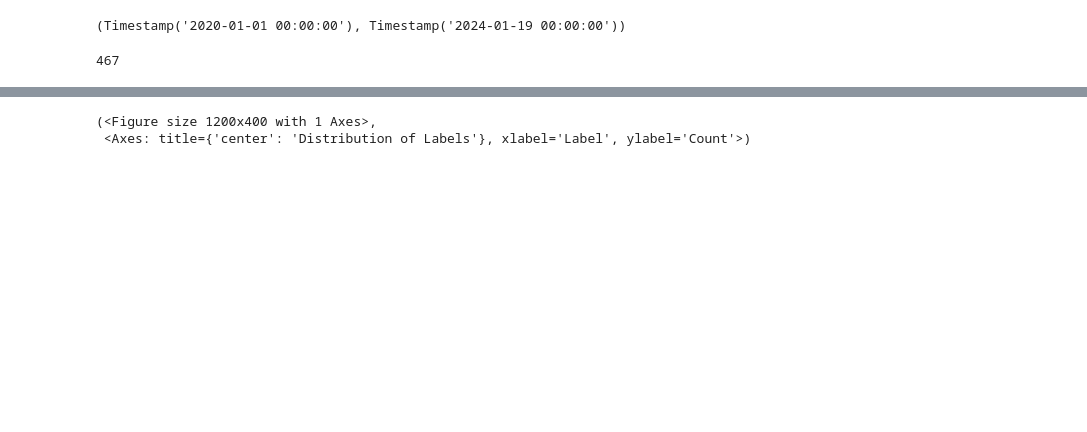
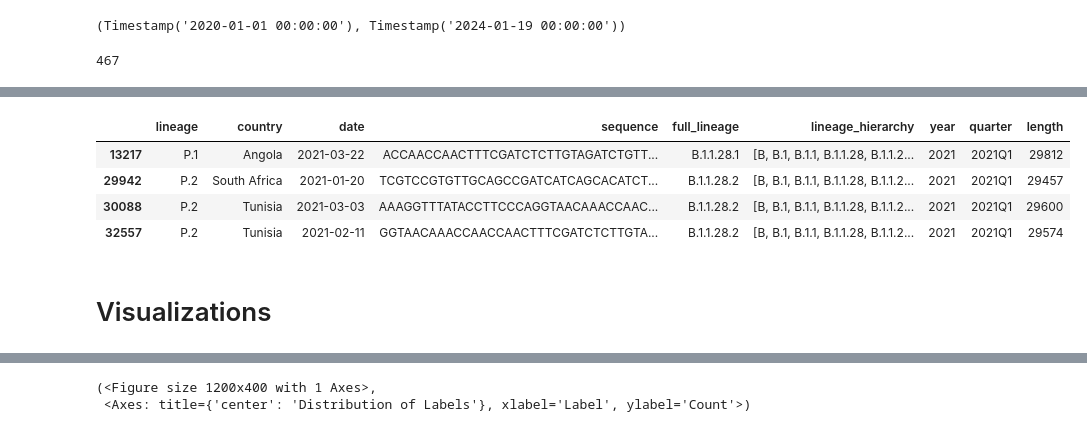
Before and after one commit to INFORM-Africa/AI-viral-lineage-classification, a Jupyter notebook: src_aurel/data_exploration.ipynb, the cells around one changed output, grey strips where cells are left out. Drawn from its saved outputs; the diff is of its cells as text; code cells hidden in the pictures; blank space fills up the shorter version.

```diff
--- a/src_aurel/data_exploration.ipynb
+++ b/src_aurel/data_exploration.ipynb
@@ -54,0 +72,10 @@ len(class_counts)
+# %%
+df[df.full_lineage.str.startswith("B.1.1.28.")]
+# %% [output]
+|  | lineage | country | date | sequence | full_lineage | lineage_hierarchy | year | quarter | length |
+| 13217 | P.1 | Angola | 2021-03-22 | ACCAACCAACTTTCGATCTCTTGTAGATCTGTT... | B.1.1.28.1 | [B, B.1, B.1.1, B.1.1.28, B.1.1.2... | 2021 | 2021Q1 | 29812 |
+| 29942 | P.2 | South Africa | 2021-01-20 | TCGTCCGTGTTGCAGCCGATCATCAGCACATCT... | B.1.1.28.2 | [B, B.1, B.1.1, B.1.1.28, B.1.1.2... | 2021 | 2021Q1 | 29457 |
+| 30088 | P.2 | Tunisia | 2021-03-03 | AAAGGTTTATACCTTCCCAGGTAACAAACCAAC... | B.1.1.28.2 | [B, B.1, B.1.1, B.1.1.28, B.1.1.2... | 2021 | 2021Q1 | 29600 |
+| 32557 | P.2 | Tunisia | 2021-02-11 | GGTAACAAACCAACCAACTTTCGATCTCTTGTA... | B.1.1.28.2 | [B, B.1, B.1.1, B.1.1.28, B.1.1.2... | 2021 | 2021Q1 | 29574 |
+# %% [markdown]
+# Visualizations
```
Also changed, not shown: parts of 29 cells of this notebook, 14 other files.
